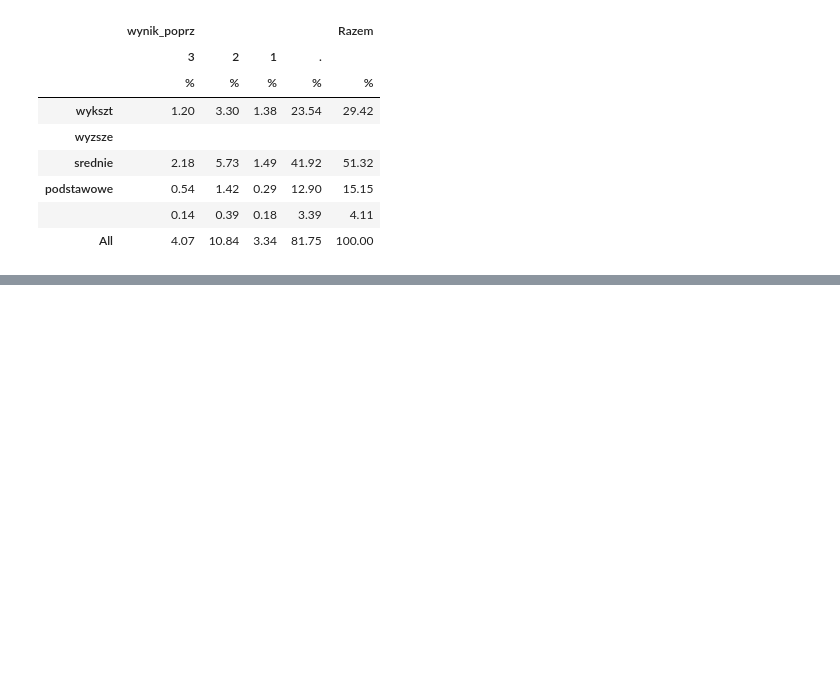
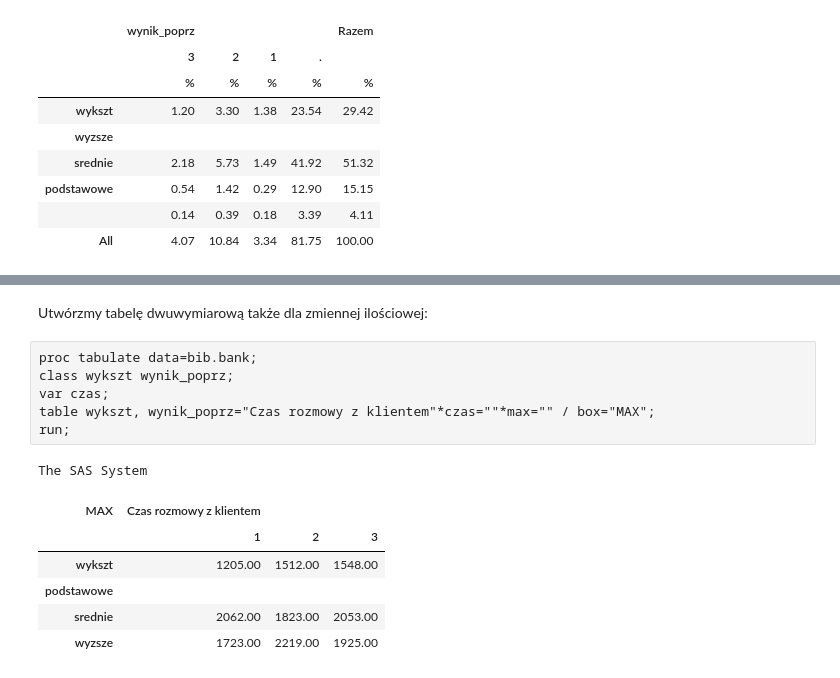
Before and after one commit to lwawrowski/przetwarzanie-danych-SAS, a Jupyter notebook: 07-tabulate.ipynb, the cells around one changed output, grey strips where cells are left out. Saved outputs shown, nothing was run; the diff lists cells and outputs as text; blank space fills up the shorter version.

```diff
--- a/07-tabulate.ipynb
+++ b/07-tabulate.ipynb
@@ -240,0 +288,16 @@ The SAS System
+# %% [markdown]
+Utwórzmy tabelę dwuwymiarową także dla zmiennej ilościowej:
+# %%
+proc tabulate data=bib.bank;
+class wykszt wynik_poprz;
+var czas;
+table wykszt, wynik_poprz="Czas rozmowy z klientem"*czas=""*max="" / box="MAX";
+run;
+# %% [output]
+The SAS System
+| MAX | Czas rozmowy z klientem |  |  |
+|  | 1 | 2 | 3 |
+| wykszt | 1205.00 | 1512.00 | 1548.00 |
+| podstawowe |  |  |  |
+| srednie | 2062.00 | 1823.00 | 2053.00 |
+| wyzsze | 1723.00 | 2219.00 | 1925.00 |
```
Also changed, not shown: parts of 9 cells of this notebook, 1 other file.
